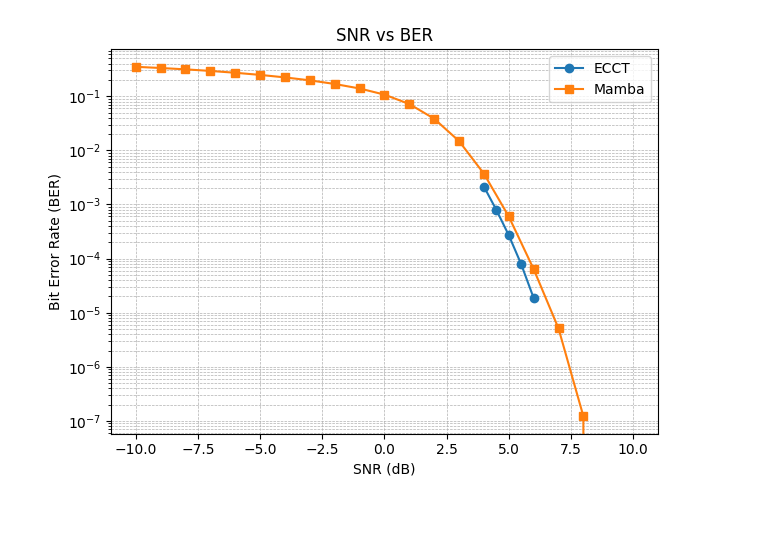
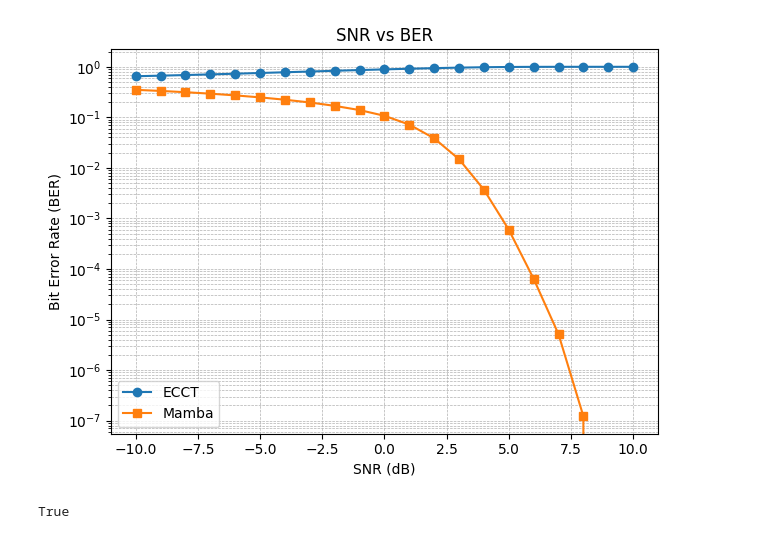
Before and after one commit to baelthebard42/5G-Polar-Decoder, a Jupyter notebook: mamba_validation.ipynb, the cells around one changed output. Cells and saved outputs as stored; diff of their text form; code cells hidden in the pictures.

```diff
--- a/mamba_validation.ipynb
+++ b/mamba_validation.ipynb
@@ -65,10 +65,16 @@ def plot_snr_vs_ber_two_files(
 # %%
 
 
-plot_snr_vs_ber_two_files(json_path_1="ecct_results.json",
+plot_snr_vs_ber_two_files(json_path_1="./results/run_5/A80CA95758A6A09B268BBFE0E0754094/validation_ecct_with_inf_time.json",
                           json_path_2="./results/run_5/DB8DD6598C02D4D5C69BA9EF528B588A/validation_pure_mamba_with_inf_time.json",
                           label_1="ECCT",
                           label_2="Mamba"
                           )
 # %% [output]
-[figure, old version]
+[figure, new version]
+# %%
+import torch
+
+torch.cuda.is_available()
+# %% [output]
+True
```
Also changed, not shown: 11 other files.
